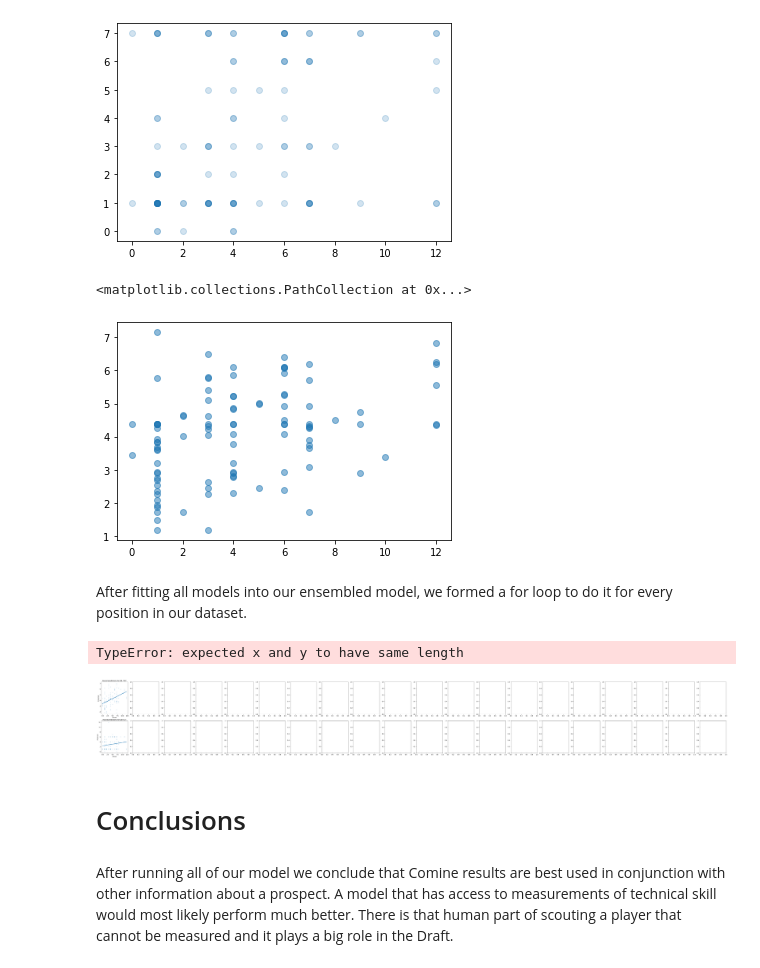
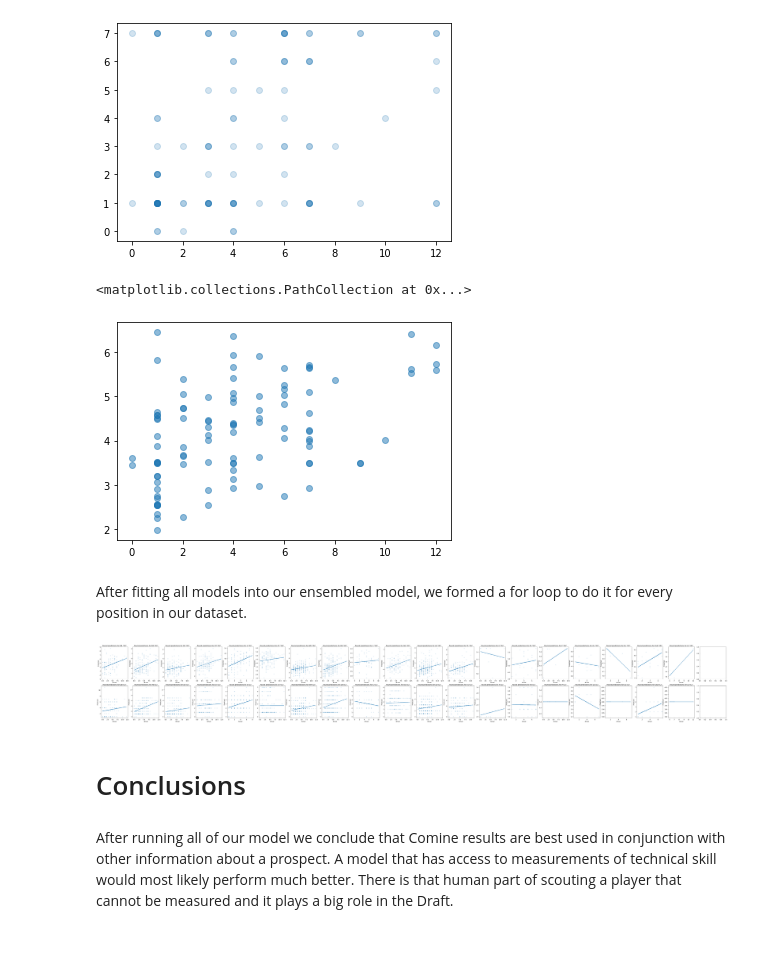
Before and after one commit to Matildasoric44/NFL-Draft-Predictions, a Jupyter notebook: Notebook/Data Science - NFL Combine & Draft.ipynb, the cells around one changed output. Drawn from its saved outputs; the diff is of its cells as text; code cells hidden in the pictures.

```diff
--- a/Notebook/Data Science - NFL Combine & Draft.ipynb
+++ b/Notebook/Data Science - NFL Combine & Draft.ipynb
@@ -75,10 +75,11 @@ df['position'].replace('OLB', 'LB', inplace = True)
 df['position'].replace('S', 'DB', inplace = True)
 df['position'].replace('FB', 'RB', inplace = True)
 
-# drops kickers, punters, and long snappers
+# drops kickers, punters, long snappers and an empty position ('')
 df = df[df['position'] != 'K']
 df = df[df['position'] != 'P']
 df = df[df['position'] != 'LS']
+df2= df2[df2['position']!='']
 
 # removes the row missing a value for position
 df = df.dropna(subset = ['position'])
@@ -441,4 +442,4 @@ def ensembled_model_reg(model1, model2, model3,model4, X):
     y3_pred = model3.predict(X)
     y4_pred = model4.predict(X)
     avg_predictions=[]
-    for row in range(103):
+    for row in range(len(y1_pred)):
@@ -447,23 +448,24 @@ def ensembled_model_reg(model1, model2, model3,model4, X):
         avg_preds=sum(avg_pred,avg_pred_1)
         avg_predictions.append(avg_preds/4)
     return avg_predictions
 
 y_pred_reg=ensembled_model_reg(neigh,dt_reg,grd_reg,RF_reg,X_test)
 plt.scatter(y_test,y_pred_reg,alpha=0.5)
 # %% [output]
 <matplotlib.collections.PathCollection at 0x...>
-[figure, old version]
+[figure, new version]
-# %% [markdown]
-After fitting all models into our ensembled model, we formed a for loop to do it for every position in our dataset.
+# %% [markdown]
+After fitting all models into our ensembled model, we formed a for loop to do it for every position in our dataset.
 # %%
-row=0
+col=0
 X_cols=['combine40yd', 'combineVert', 'combineBench',
        'combineShuttle', 'combineBroad', 'combine3cone']
 y_col=['round']
 fig, axs = plt.subplots(2,20,figsize=(85,10))
 for pos in df2['position'].unique():
     df_pos=df2.loc[df2['position'] == pos]
-    train_df, test_df = train_test_split(df_pos, train_size=0.7)
+
+    train_df, test_df = train_test_split(df_pos, test_size=0.3)
 
     X_train = train_df[X_cols]
     y_train = train_df[y_col]
@@ -479,7 +481,7 @@ for pos in df2['position'].unique():
     grd_reg.fit(X_train,y_train)
     RF_clf=RandomForestRegressor(n_estimators=150,max_depth=150,min_samples_split=30,min_samples_leaf=6)
     RF_clf.fit(X_train,y_train)
-    neigh_clf = KNeighborsClassifier(n_neighbors=7)
+    neigh_clf = KNeighborsClassifier(n_neighbors=4)
     neigh_clf.fit(X_train,y_train)
     RF_clf=RandomForestClassifier(n_estimators=150,max_depth=150,min_samples_split=30,min_samples_leaf=6)
     RF_clf.fit(X_train,y_train)
@@ -491,24 +493,23 @@ for pos in df2['position'].unique():
     y_pred_ens_clf= ensembled_model(neigh_clf,dt_clf,grd_clf,RF_clf,X_test)
     y_test=y_test.values.flatten()
     a, b = np.polyfit(y_test,avg_preds, 1)
-    axs[0,row].scatter(y_test,avg_preds,alpha=0.1)
-    axs[0,row].plot(y_test, a*y_test+b)
+    axs[0,col].scatter(y_test,avg_preds,alpha=0.1)
+    axs[0,col].plot(y_test, a*y_test+b)
 
-    axs[0,row].title.set_text(f'Round predictions for {pos} "(R)"')
-    axs[0,row].set_xlabel('Actual')
-    axs[0,row].set_ylabel('Predicted')
+    axs[0,col].title.set_text(f'Round predictions for {pos} "(R)"')
+    axs[0,col].set_xlabel('Actual')
+    axs[0,col].set_ylabel('Predicted')
     a, b = np.polyfit(y_test,y_pred_ens_clf, 1)
-    axs[1,row].scatter(y_test,y_pred_ens_clf,alpha=0.1)
-    axs[1,row].plot(y_test, a*y_test+b)
+    axs[1,col].scatter(y_test,y_pred_ens_clf,alpha=0.1)
+    axs[1,col].plot(y_test, a*y_test+b)
 
-    axs[1,row].title.set_text(f'Round predictions for {pos}"(C)"')
-    axs[1,row].set_xlabel('Actual')
-    axs[1,row].set_ylabel('Predicted')
-    row+=1
+    axs[1,col].title.set_text(f'Round predictions for {pos}"(C)"')
+    axs[1,col].set_xlabel('Actual')
+    axs[1,col].set_ylabel('Predicted')
+    col+=1
 # %% [output]
-TypeError: expected x and y to have same length
-[figure, old version]
+[figure, new version]
-# %% [markdown]
-# Conclusions
-# %% [markdown]
-After running all of our model we conclude that Comine results are best used in conjunction with other information about a prospect. A model that has access to measurements of technical skill would most likely perform much better. There is that human part of scouting a player that cannot be measured and it plays a big role in the Draft.
+# %% [markdown]
+# Conclusions
+# %% [markdown]
+After running all of our model we conclude that Comine results are best used in conjunction with other information about a prospect. A model that has access to measurements of technical skill would most likely perform much better. There is that human part of scouting a player that cannot be measured and it plays a big role in the Draft.
```
Also changed, not shown: parts of 16 cells of this notebook.
